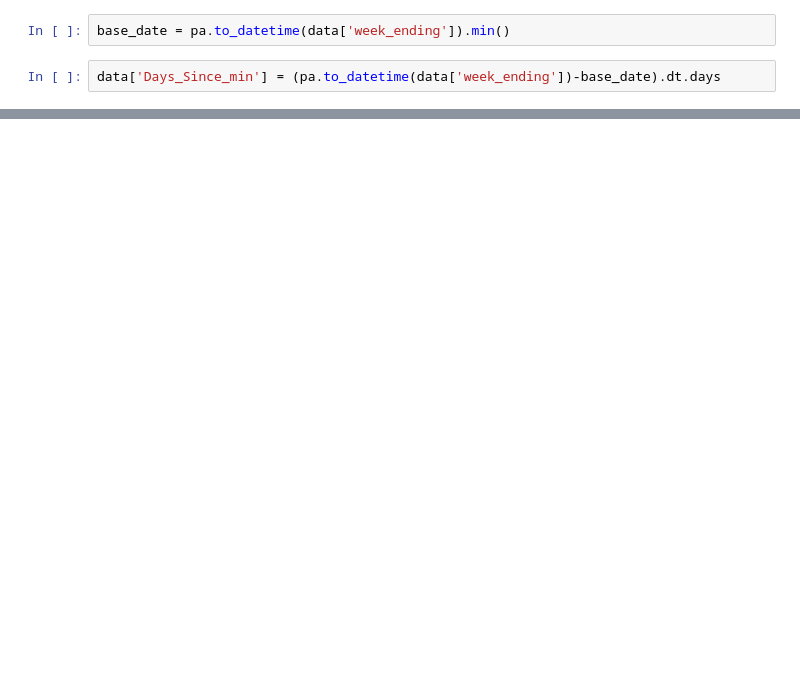
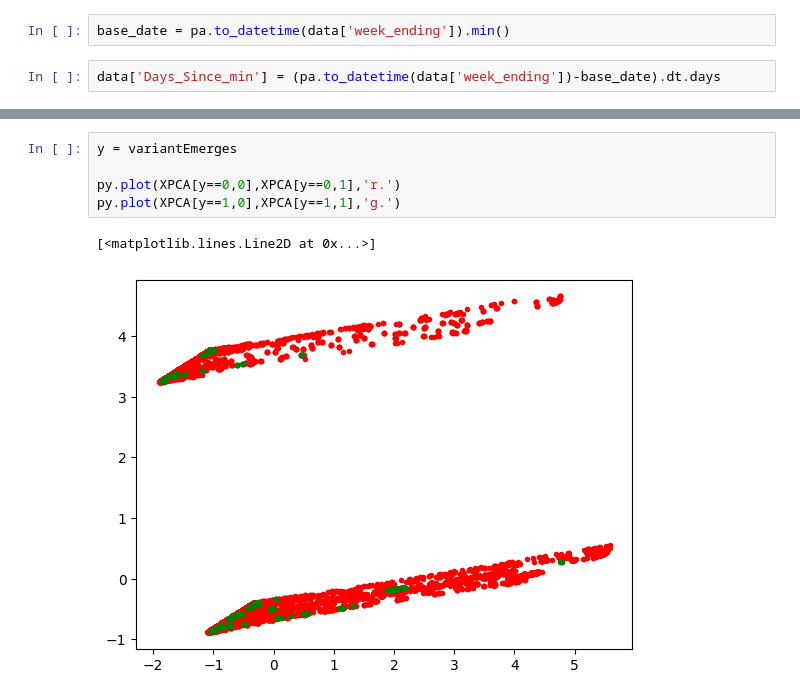
Before and after one commit to nurfnick/SMaRT2023, a Jupyter notebook: Code/StartedCleaningData.ipynb, the cells around one changed output, grey strips where cells are left out. Drawn from its saved outputs; the diff is of its cells as text; blank space fills up the shorter version.

```diff
--- a/Code/StartedCleaningData.ipynb
+++ b/Code/StartedCleaningData.ipynb
@@ -151,0 +206,8 @@ data['Days_Since_min'] = (pa.to_datetime(data['week_ending'])-base_date).dt.days
+# %%
+y = variantEmerges
+
+py.plot(XPCA[y==0,0],XPCA[y==0,1],'r.')
+py.plot(XPCA[y==1,0],XPCA[y==1,1],'g.')
+# %% [output]
+[<matplotlib.lines.Line2D at 0x...>]
+[figure, added]
```
Also changed, not shown: parts of 25 cells of this notebook.
